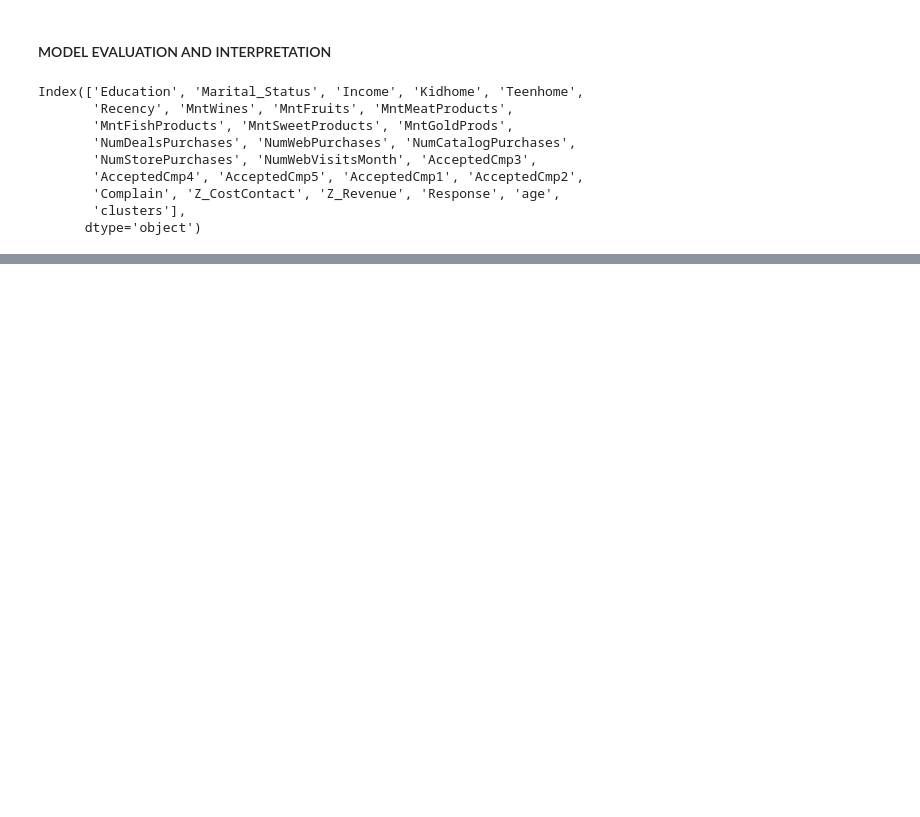
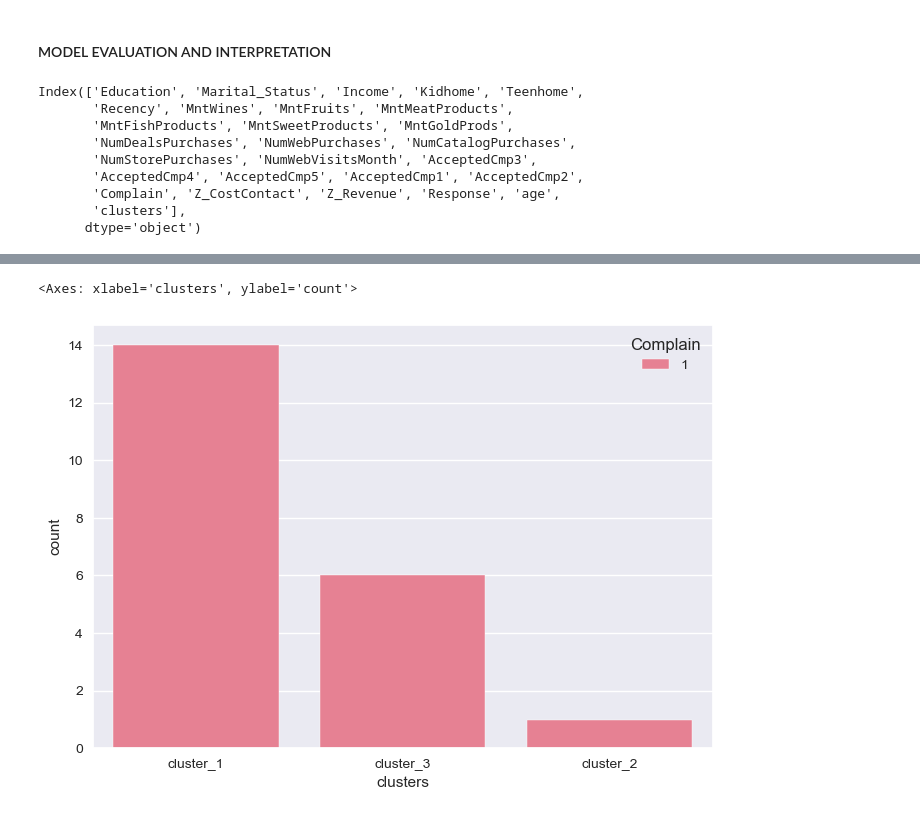
Before and after one commit to Muyiiwaa/ml-made-easy, a Jupyter notebook: pca.ipynb, the cells around one changed output, grey strips where cells are left out. Drawn from its saved outputs; the diff is of its cells as text; code cells hidden in the pictures; blank space fills up the shorter version.

```diff
--- a/pca.ipynb
+++ b/pca.ipynb
@@ -255,0 +302,5 @@ Name: clusters, Length: 2216, dtype: object
+# %%
+sns.countplot(data = data[data['Complain'] ==1 ],x = 'clusters',hue= 'Complain')
+# %% [output]
+<Axes: xlabel='clusters', ylabel='count'>
+[figure, added]
```
Also changed, not shown: parts of 11 cells of this notebook.
